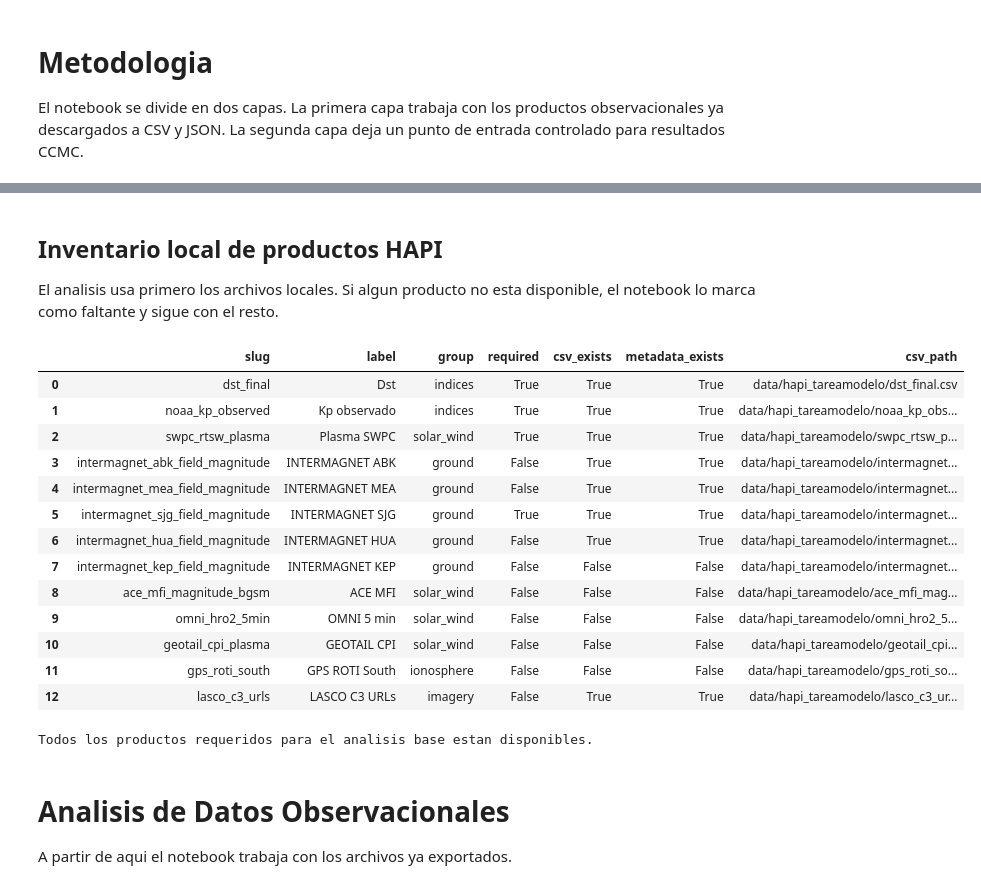
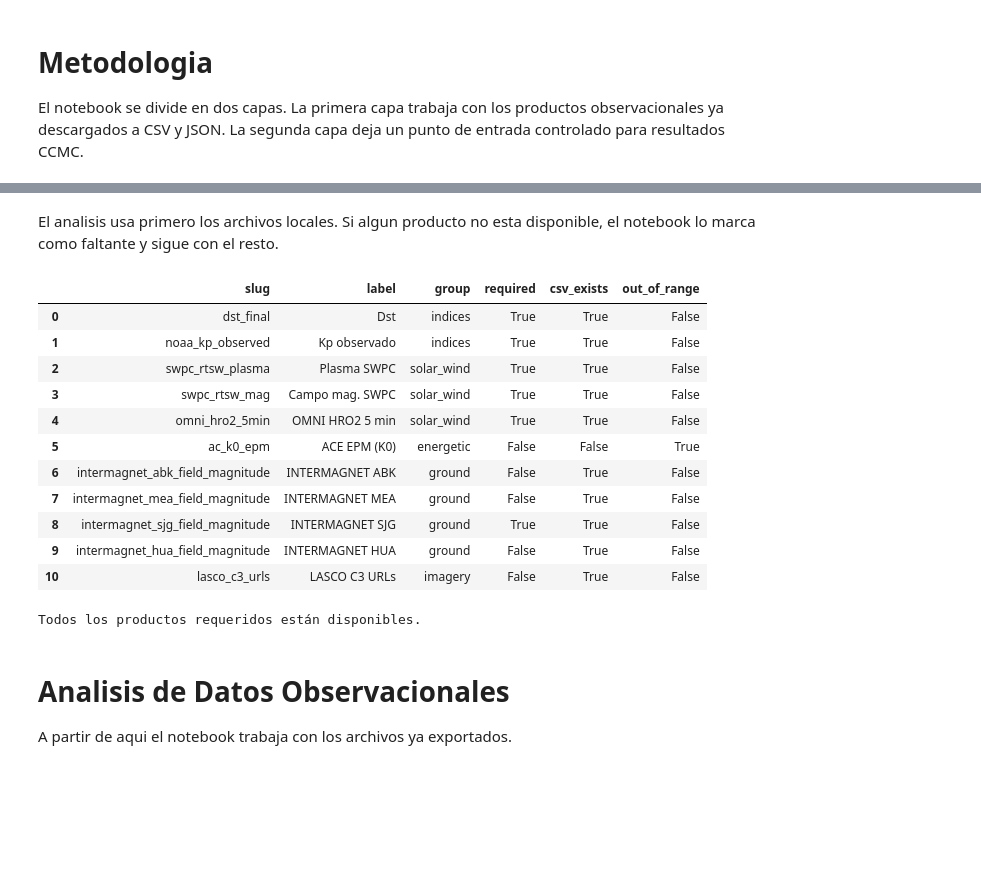
Before and after one commit to tonalidae/tarea3-astroparticulas, a Jupyter notebook: notebooks_TareaModelo.ipynb, the cells around one changed output, grey strips where cells are left out. Cells and saved outputs as stored; diff of their text form; code cells hidden in the pictures; blank space fills up the shorter version.

```diff
--- a/notebooks_TareaModelo.ipynb
+++ b/notebooks_TareaModelo.ipynb
@@ -32,64 +44,66 @@ Directorio CCMC esperado: /Volumes/T7/tarea3-astroparticulas/data/ccmc
 # %% [markdown]
-## Inventario local de productos HAPI
+
 
 El analisis usa primero los archivos locales. Si algun producto no esta disponible, el notebook lo marca como faltante y sigue con el resto.
 # %%
 expected_products = [
-    {"slug": "dst_final", "label": "Dst", "group": "indices", "required": True},
-    {"slug": "noaa_kp_observed", "label": "Kp observado", "group": "indices", "required": True},
-    {"slug": "swpc_rtsw_plasma", "label": "Plasma SWPC", "group": "solar_wind", "required": True},
+    # Índices geomagnéticos
+    {"slug": "dst_final",              "label": "Dst",              "group": "indices",     "required": True},
+    {"slug": "noaa_kp_observed",       "label": "Kp observado",     "group": "indices",     "required": True},
+    # Viento solar – plasma y campo magnético (SWPC/ACE via ISWA)
+    {"slug": "swpc_rtsw_plasma",       "label": "Plasma SWPC",      "group": "solar_wind",  "required": True},
+    {"slug": "swpc_rtsw_mag",          "label": "Campo mag. SWPC",  "group": "solar_wind",  "required": True},
+    # Viento solar de alta resolución (OMNI 5 min)
+    {"slug": "omni_hro2_5min",         "label": "OMNI HRO2 5 min", "group": "solar_wind",  "required": True},
+    # Partículas energéticas ACE (AC_K0_EPM no disponible para 2012;  no disponible)
+    {"slug": "ac_k0_epm",              "label": "ACE EPM (K0)",     "group": "energetic",   "required": False},
+    # Magnetómetros terrestres INTERMAGNET
     {"slug": "intermagnet_abk_field_magnitude", "label": "INTERMAGNET ABK", "group": "ground", "required": False},
     {"slug": "intermagnet_mea_field_magnitude", "label": "INTERMAGNET MEA", "group": "ground", "required": False},
     {"slug": "intermagnet_sjg_field_magnitude", "label": "INTERMAGNET SJG", "group": "ground", "required": True},
     {"slug": "intermagnet_hua_field_magnitude", "label": "INTERMAGNET HUA", "group": "ground", "required": False},
-    {"slug": "intermagnet_kep_field_magnitude", "label": "INTERMAGNET KEP", "group": "ground", "required": False},
-    {"slug": "ace_mfi_magnitude_bgsm", "label": "ACE MFI", "group": "solar_wind", "required": False},
-    {"slug": "omni_hro2_5min", "label": "OMNI 5 min", "group": "solar_wind", "required": False},
-    {"slug": "geotail_cpi_plasma", "label": "GEOTAIL CPI", "group": "solar_wind", "required": False},
-    {"slug": "gps_roti_south", "label": "GPS ROTI South", "group": "ionosphere", "required": False},
-    {"slug": "lasco_c3_urls", "label": "LASCO C3 URLs", "group": "imagery", "required": False},
+    # Coronógrafo solar
+    {"slug": "lasco_c3_urls",          "label": "LASCO C3 URLs",    "group": "imagery",     "required": False},
 ]
 
 availability_rows = []
 for item in expected_products:
     csv_path = DATA_DIR / f"{item['slug']}.csv"
     metadata_path = DATA_DIR / f"{item['slug']}.metadata.json"
-    availability_rows.append(
-        {
-            "slug": item["slug"],
-            "label": item["label"],
-            "group": item["group"],
-            "required": item["required"],
-            "csv_exists": csv_path.exists(),
-            "metadata_exists": metadata_path.exists(),
-            "csv_path": str(csv_path),
-        }
-    )
+    # ac_k0_epm no cubre el período 2012; se marca como fuera de rango
+    out_of_range = item["slug"] == "ac_k0_epm"
+    availability_rows.append({
+        "slug": item["slug"],
+        "label": item["label"],
+        "group": item["group"],
+        "required": item["required"],
+        "csv_exists": csv_path.exists() and not out_of_range,
+        "out_of_range": out_of_range,
+        "csv_path": str(csv_path),
+    })
 
 availability = pd.DataFrame(availability_rows)
-display(availability)
+display(availability[["slug", "label", "group", "required", "csv_exists", "out_of_range"]])
 
 missing_required = availability.loc[availability["required"] & ~availability["csv_exists"], "slug"].tolist()
 if missing_required:
     print("Faltan productos requeridos:", ", ".join(missing_required))
 else:
-    print("Todos los productos requeridos para el analisis base estan disponibles.")
+    print("Todos los productos requeridos están disponibles.")
 # %% [output]
-|  | slug | label | group | required | csv_exists | metadata_exists | csv_path |
-| 0 | dst_final | Dst | indices | True | True | True | data/hapi_tareamodelo/dst_final.csv |
-| 1 | noaa_kp_observed | Kp observado | indices | True | True | True | data/hapi_tareamodelo/noaa_kp_obs... |
-| 2 | swpc_rtsw_plasma | Plasma SWPC | solar_wind | True | True | True | data/hapi_tareamodelo/swpc_rtsw_p... |
-| 3 | intermagnet_abk_field_magnitude | INTERMAGNET ABK | ground | False | True | True | data/hapi_tareamodelo/intermagnet... |
-| 4 | intermagnet_mea_field_magnitude | INTERMAGNET MEA | ground | False | True | True | data/hapi_tareamodelo/intermagnet... |
-| 5 | intermagnet_sjg_field_magnitude | INTERMAGNET SJG | ground | True | True | True | data/hapi_tareamodelo/intermagnet... |
-| 6 | intermagnet_hua_field_magnitude | INTERMAGNET HUA | ground | False | True | True | data/hapi_tareamodelo/intermagnet... |
-| 7 | intermagnet_kep_field_magnitude | INTERMAGNET KEP | ground | False | False | False | data/hapi_tareamodelo/intermagnet... |
-| 8 | ace_mfi_magnitude_bgsm | ACE MFI | solar_wind | False | False | False | data/hapi_tareamodelo/ace_mfi_mag... |
-| 9 | omni_hro2_5min | OMNI 5 min | solar_wind | False | False | False | data/hapi_tareamodelo/omni_hro2_5... |
-| 10 | geotail_cpi_plasma | GEOTAIL CPI | solar_wind | False | False | False | data/hapi_tareamodelo/geotail_cpi... |
-| 11 | gps_roti_south | GPS ROTI South | ionosphere | False | False | False | data/hapi_tareamodelo/gps_roti_so... |
-| 12 | lasco_c3_urls | LASCO C3 URLs | imagery | False | True | True | data/hapi_tareamodelo/lasco_c3_ur... |
+|  | slug | label | group | required | csv_exists | out_of_range |
+| 0 | dst_final | Dst | indices | True | True | False |
+| 1 | noaa_kp_observed | Kp observado | indices | True | True | False |
+| 2 | swpc_rtsw_plasma | Plasma SWPC | solar_wind | True | True | False |
+| 3 | swpc_rtsw_mag | Campo mag. SWPC | solar_wind | True | True | False |
+| 4 | omni_hro2_5min | OMNI HRO2 5 min | solar_wind | True | True | False |
+| 5 | ac_k0_epm | ACE EPM (K0) | energetic | False | False | True |
+| 6 | intermagnet_abk_field_magnitude | INTERMAGNET ABK | ground | False | True | False |
+| 7 | intermagnet_mea_field_magnitude | INTERMAGNET MEA | ground | False | True | False |
+| 8 | intermagnet_sjg_field_magnitude | INTERMAGNET SJG | ground | True | True | False |
+| 9 | intermagnet_hua_field_magnitude | INTERMAGNET HUA | ground | False | True | False |
+| 10 | lasco_c3_urls | LASCO C3 URLs | imagery | False | True | False |
-Todos los productos requeridos para el analisis base estan disponibles.
+Todos los productos requeridos están disponibles.
 # %% [markdown]
 # Analisis de Datos Observacionales
 
```
Also changed, not shown: parts of 27 cells of this notebook, 3 other files.
